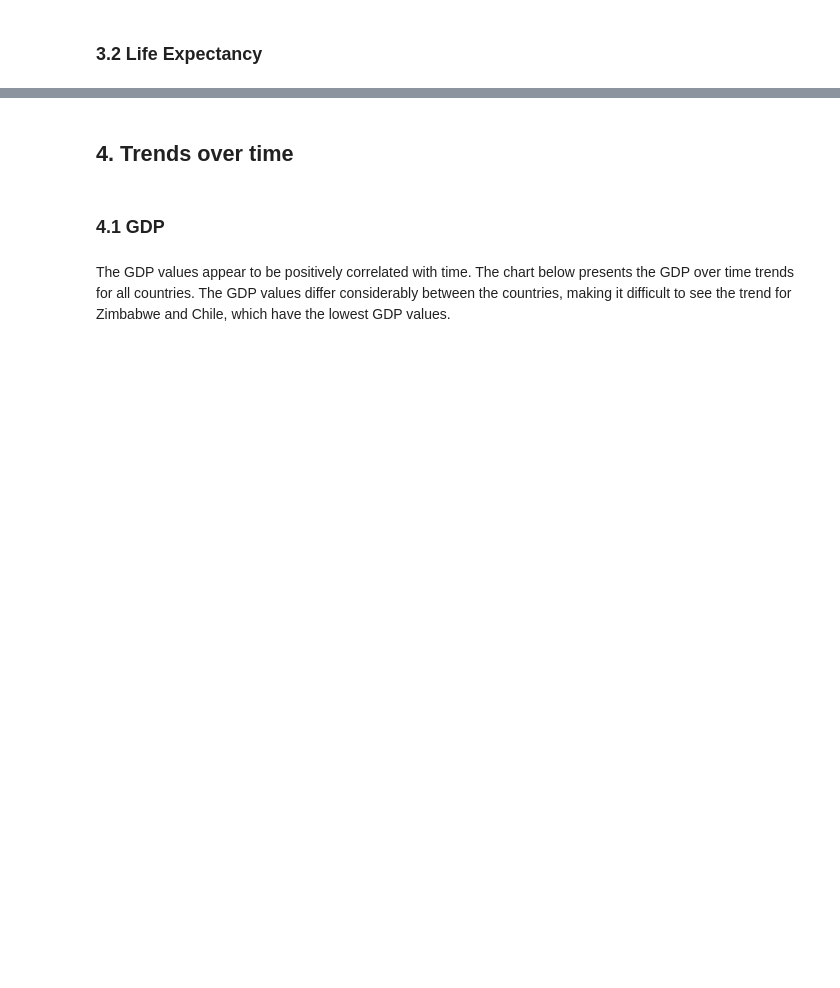
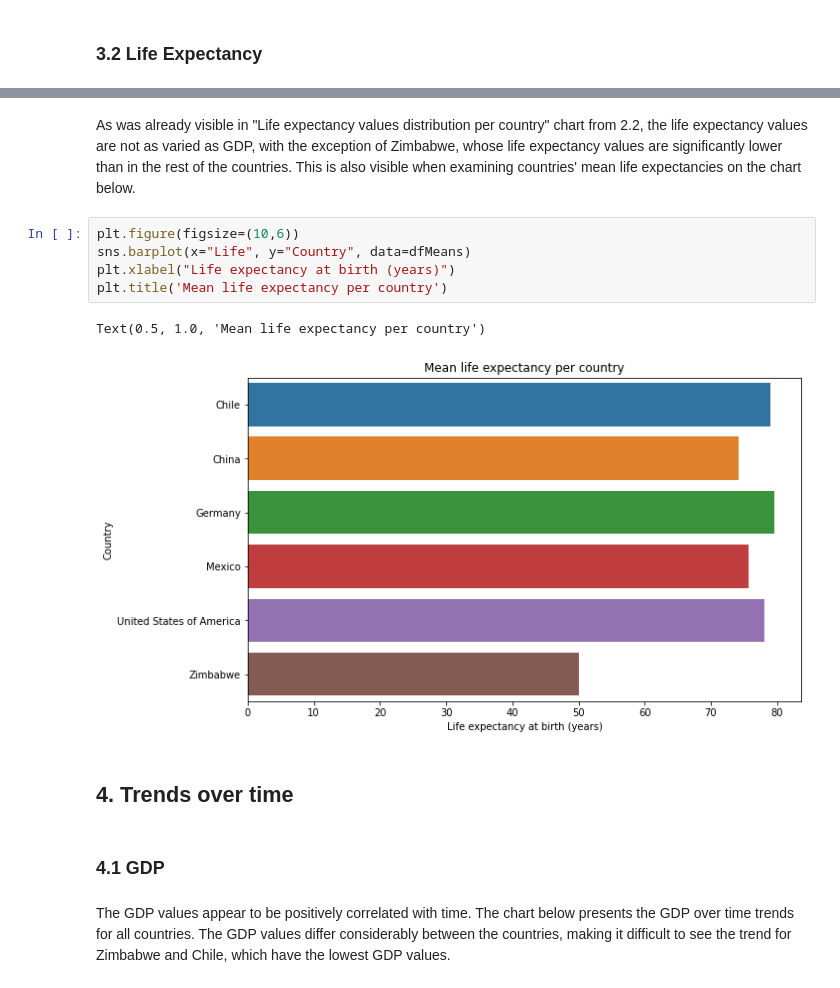
Before and after one commit to R0go/GDP_Life_Expectancy, a Jupyter notebook: life_expectancy_gdp.ipynb, the cells around one changed output, grey strips where cells are left out. Cells and saved outputs as stored; diff of their text form; blank space fills up the shorter version.

```diff
--- a/life_expectancy_gdp.ipynb
+++ b/life_expectancy_gdp.ipynb
@@ -144,3 +137,13 @@ plt.show()
+# %% [markdown]
+As was already visible in "Life expectancy values distribution per country" chart from 2.2, the life expectancy values are not as varied as GDP, with the exception of Zimbabwe, whose life expectancy values are significantly lower than in the rest of the countries. This is also visible when examining countries' mean life expectancies on the chart below.
+# %%
+plt.figure(figsize=(10,6))
+sns.barplot(x="Life", y="Country", data=dfMeans)
+plt.xlabel("Life expectancy at birth (years)")
+plt.title('Mean life expectancy per country')
+# %% [output]
+Text(0.5, 1.0, 'Mean life expectancy per country')
+[figure, added]
 # %% [markdown]
 ## 4. Trends over time
 # %% [markdown]
```
Also changed, not shown: parts of 7 cells of this notebook.
